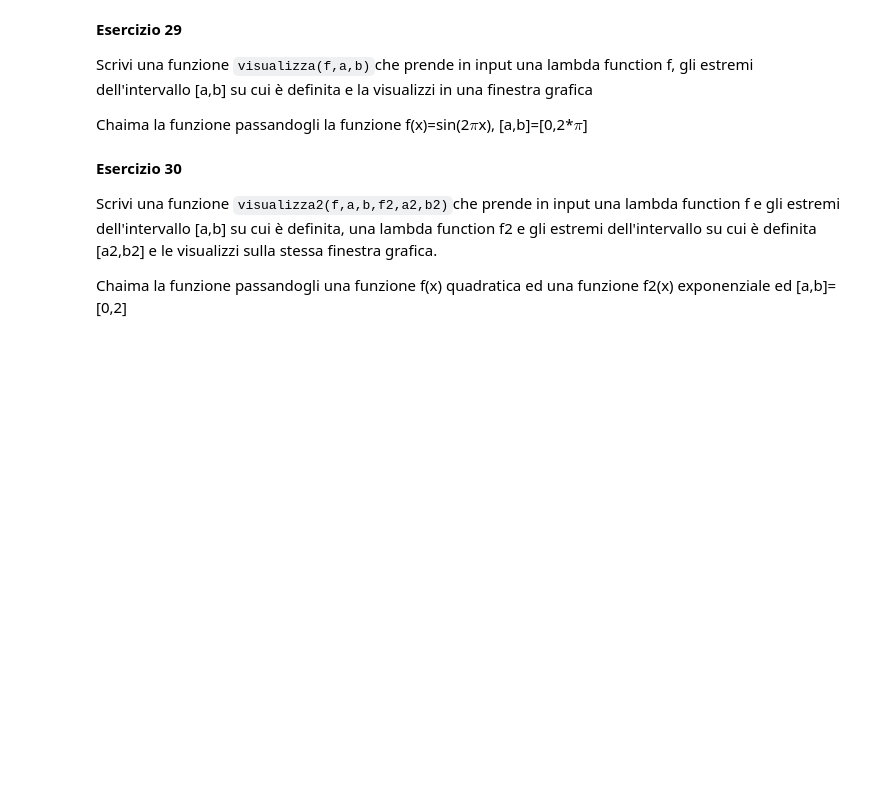
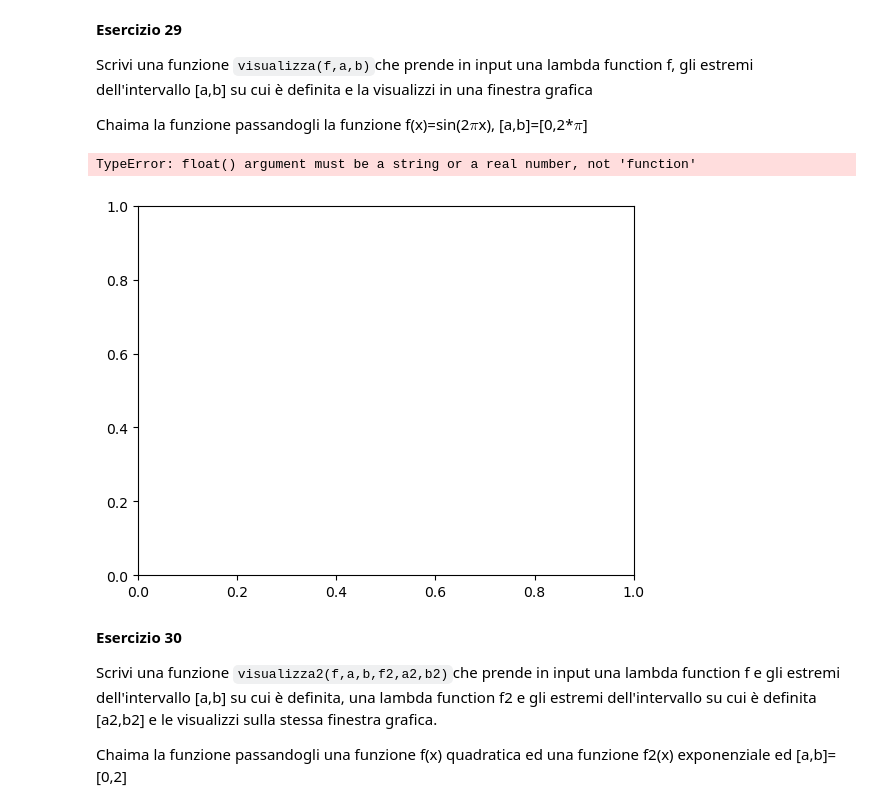
Before and after one commit to luca-casadei/MetodiNumericiEIA, a Jupyter notebook: Esercitazione3/Esercitazione3.ipynb, the cells around one changed output. Saved outputs shown, nothing was run; the diff lists cells and outputs as text; code cells hidden in the pictures; blank space fills up the shorter version.

```diff
--- a/Esercitazione3/Esercitazione3.ipynb
+++ b/Esercitazione3/Esercitazione3.ipynb
@@ -245,3 +253,7 @@ print(f)
 
 -
 - Costruire il numpy array che si ottiene concatenando a e b per colonne
+# %%
+a = np.array([[14,13,12,11]])
+b = np.array([[4,3,2,1],[9,10,11,12],[4,3,2,1],[9,10,11,12]])
+np.concatenate((a.T,b),axis=1)
@@ -335,6 +455,15 @@ Scrivi una funzione border(m,n,visualizza=False) che:
 Scrivi una funzione `visualizza(f,a,b)`che prende in input una lambda function f, gli estremi dell'intervallo [a,b] su cui è definita e la visualizzi in una finestra grafica
 
 Chaima la funzione passandogli la funzione f(x)=sin(2*$\pi$*x), [a,b]=[0,2*$\pi$]
+# %%
+import matplotlib.pyplot as pl
+def visualizza(f,a,b):
+    pl.plot()
+
+visualizza(lambda x : x**2,0,10)
+# %% [output]
+TypeError: float() argument must be a string or a real number, not 'function'
+[figure, added]
 # %% [markdown]
 **Esercizio 30**
 
```
Also changed, not shown: parts of 14 cells of this notebook, 1 other file.
